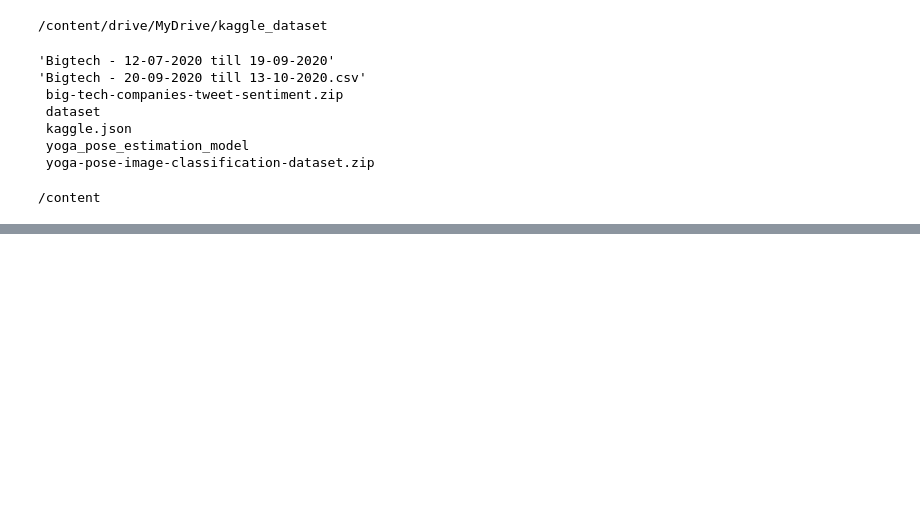
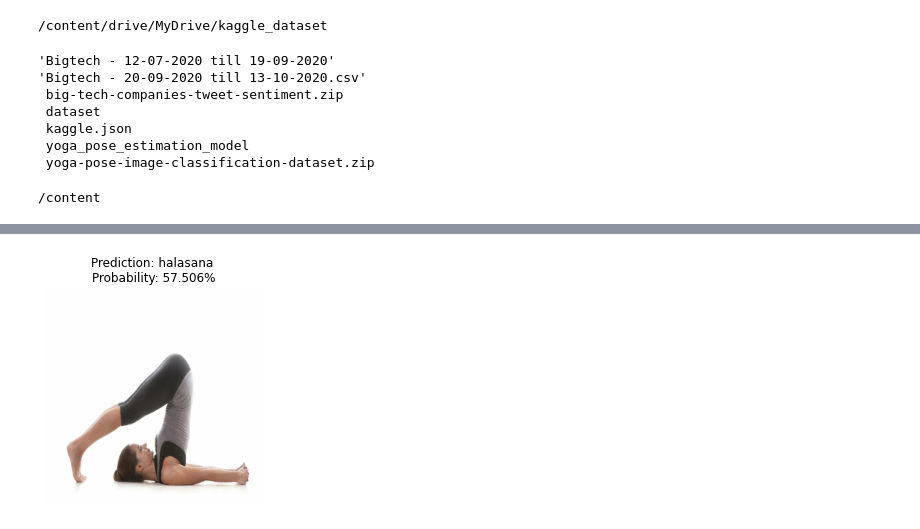
Before and after one commit to Harivansh8888/YogaPoseEstimation, a Jupyter notebook: YogaPoseEstimation.ipynb, the cells around one changed output, grey strips where cells are left out. Drawn from its saved outputs; the diff is of its cells as text; code cells hidden in the pictures; blank space fills up the shorter version.

```diff
--- a/YogaPoseEstimation.ipynb
+++ b/YogaPoseEstimation.ipynb
@@ -453,0 +466,6 @@ y_labels[:10]
+# %%
+pred_and_plot(model = model,
+              filename = "/content/drive/MyDrive/kaggle_dataset/plow-pose.jpg",
+              class_names = class_names)
+# %% [output]
+[figure, added]
```
Also changed, not shown: parts of 18 cells of this notebook.
